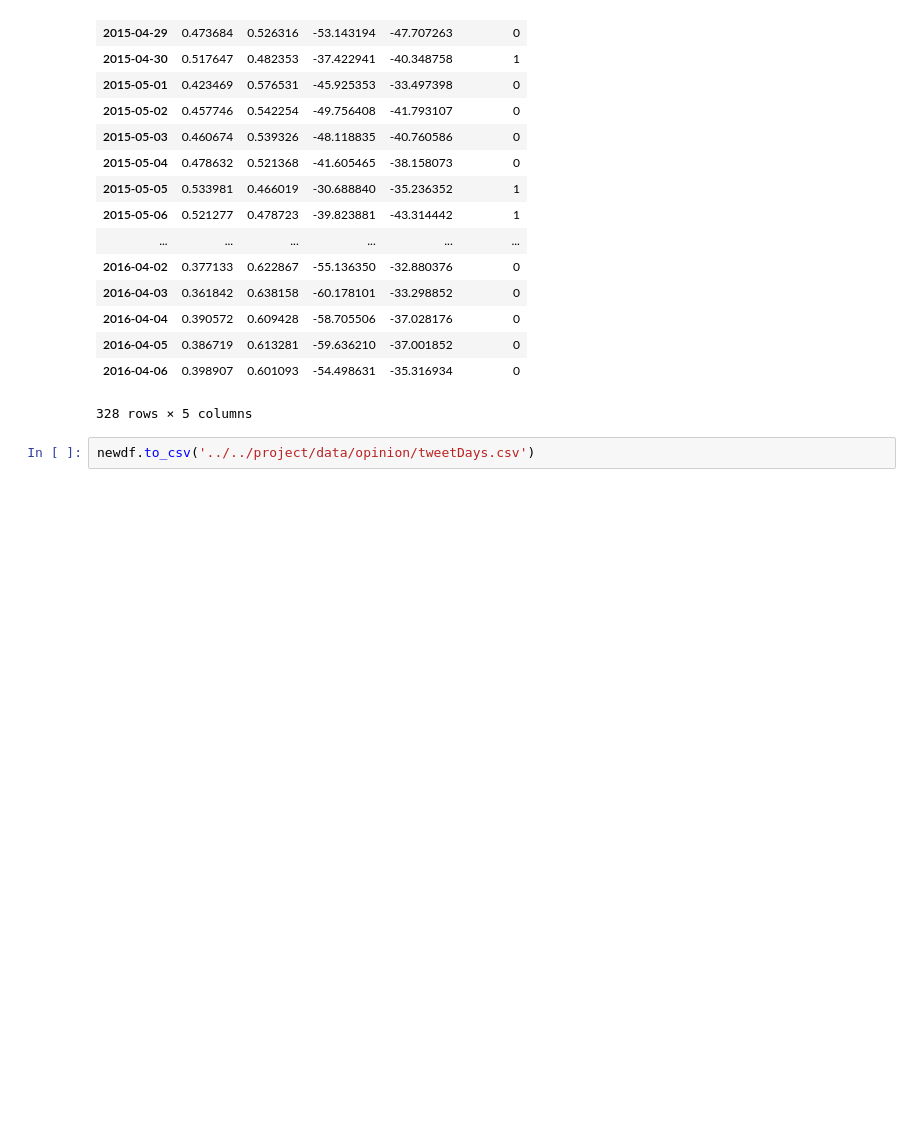
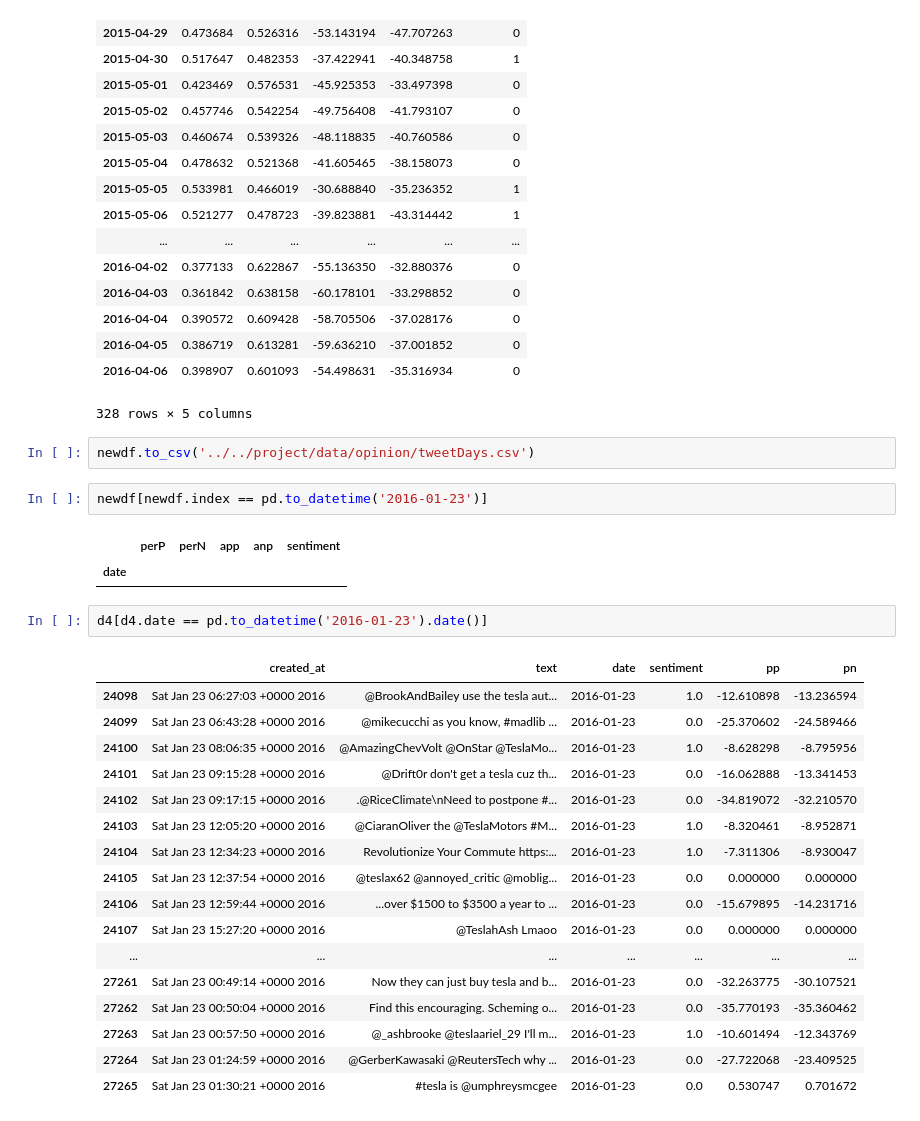
Before and after one commit to nicwigs/482, a Jupyter notebook: project/lookingAtTweets1516.ipynb, the cells around one changed output. Drawn from its saved outputs; the diff is of its cells as text; blank space fills up the shorter version.

```diff
--- a/project/lookingAtTweets1516.ipynb
+++ b/project/lookingAtTweets1516.ipynb
@@ -233,3 +233,28 @@ newdf
 328 rows × 5 columns
 # %%
 newdf.to_csv('../../project/data/opinion/tweetDays.csv')
+# %%
+newdf[newdf.index == pd.to_datetime('2016-01-23')]
+# %% [output]
+|  | perP | perN | app | anp | sentiment |
+| date |  |  |  |  |  |
+# %%
+d4[d4.date == pd.to_datetime('2016-01-23').date()]
+# %% [output]
+|  | created_at | text | date | sentiment | pp | pn |
+| 24098 | Sat Jan 23 06:27:03 +0000 2016 | @BrookAndBailey use the tesla aut... | 2016-01-23 | 1.0 | -12.610898 | -13.236594 |
+| 24099 | Sat Jan 23 06:43:28 +0000 2016 | @mikecucchi as you know, #madlib ... | 2016-01-23 | 0.0 | -25.370602 | -24.589466 |
+| 24100 | Sat Jan 23 08:06:35 +0000 2016 | @AmazingChevVolt @OnStar @TeslaMo... | 2016-01-23 | 1.0 | -8.628298 | -8.795956 |
+| 24101 | Sat Jan 23 09:15:28 +0000 2016 | @Drift0r don't get a tesla cuz th... | 2016-01-23 | 0.0 | -16.062888 | -13.341453 |
+| 24102 | Sat Jan 23 09:17:15 +0000 2016 | .@RiceClimate\nNeed to postpone #... | 2016-01-23 | 0.0 | -34.819072 | -32.210570 |
+| 24103 | Sat Jan 23 12:05:20 +0000 2016 | @CiaranOliver the @TeslaMotors #M... | 2016-01-23 | 1.0 | -8.320461 | -8.952871 |
+| 24104 | Sat Jan 23 12:34:23 +0000 2016 | Revolutionize Your Commute https:... | 2016-01-23 | 1.0 | -7.311306 | -8.930047 |
+| 24105 | Sat Jan 23 12:37:54 +0000 2016 | @teslax62 @annoyed_critic @moblig... | 2016-01-23 | 0.0 | 0.000000 | 0.000000 |
+| 24106 | Sat Jan 23 12:59:44 +0000 2016 | ...over $1500 to $3500 a year to ... | 2016-01-23 | 0.0 | -15.679895 | -14.231716 |
+| 24107 | Sat Jan 23 15:27:20 +0000 2016 | @TeslahAsh Lmaoo | 2016-01-23 | 0.0 | 0.000000 | 0.000000 |
+| ... | ... | ... | ... | ... | ... | ... |
+| 27261 | Sat Jan 23 00:49:14 +0000 2016 | Now they can just buy tesla and b... | 2016-01-23 | 0.0 | -32.263775 | -30.107521 |
+| 27262 | Sat Jan 23 00:50:04 +0000 2016 | Find this encouraging. Scheming o... | 2016-01-23 | 0.0 | -35.770193 | -35.360462 |
+| 27263 | Sat Jan 23 00:57:50 +0000 2016 | @_ashbrooke @teslaariel_29 I'll m... | 2016-01-23 | 1.0 | -10.601494 | -12.343769 |
+| 27264 | Sat Jan 23 01:24:59 +0000 2016 | @GerberKawasaki @ReutersTech why ... | 2016-01-23 | 0.0 | -27.722068 | -23.409525 |
+| 27265 | Sat Jan 23 01:30:21 +0000 2016 | #tesla is @umphreysmcgee | 2016-01-23 | 0.0 | 0.530747 | 0.701672 |
```
